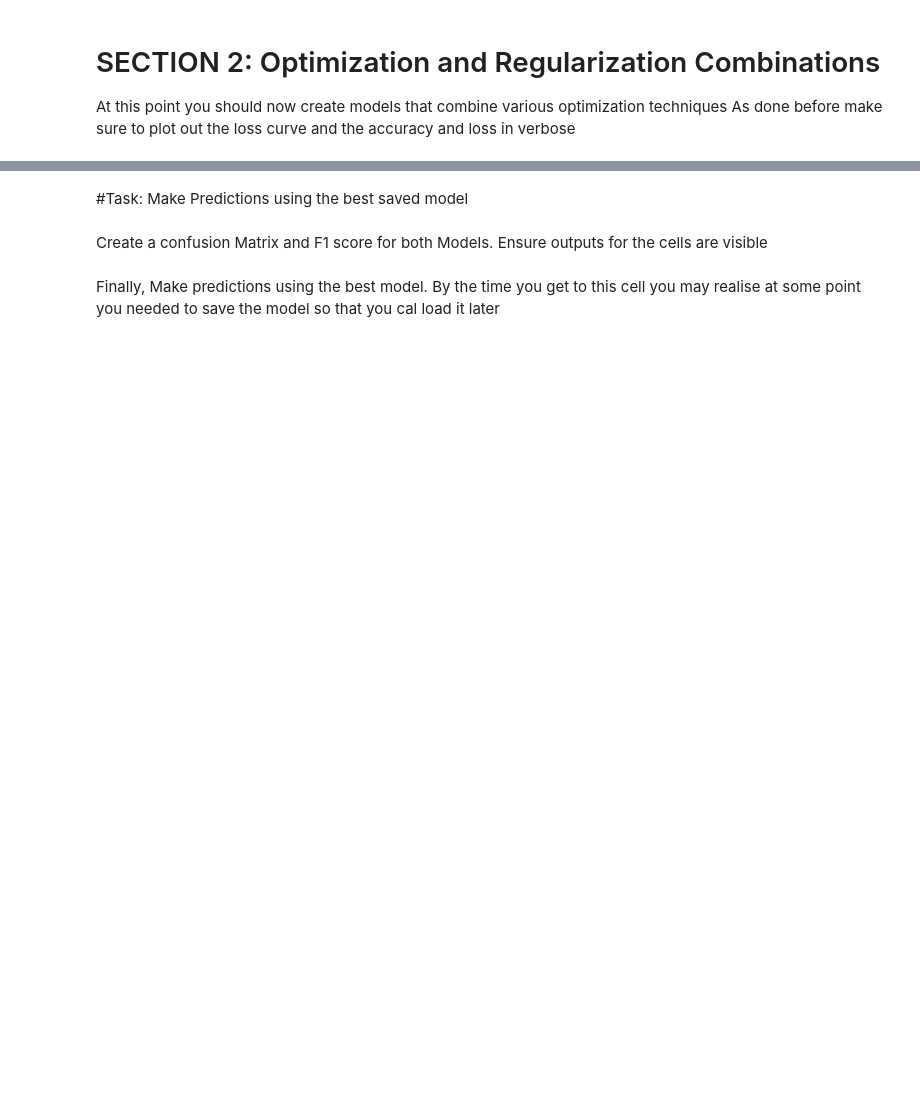
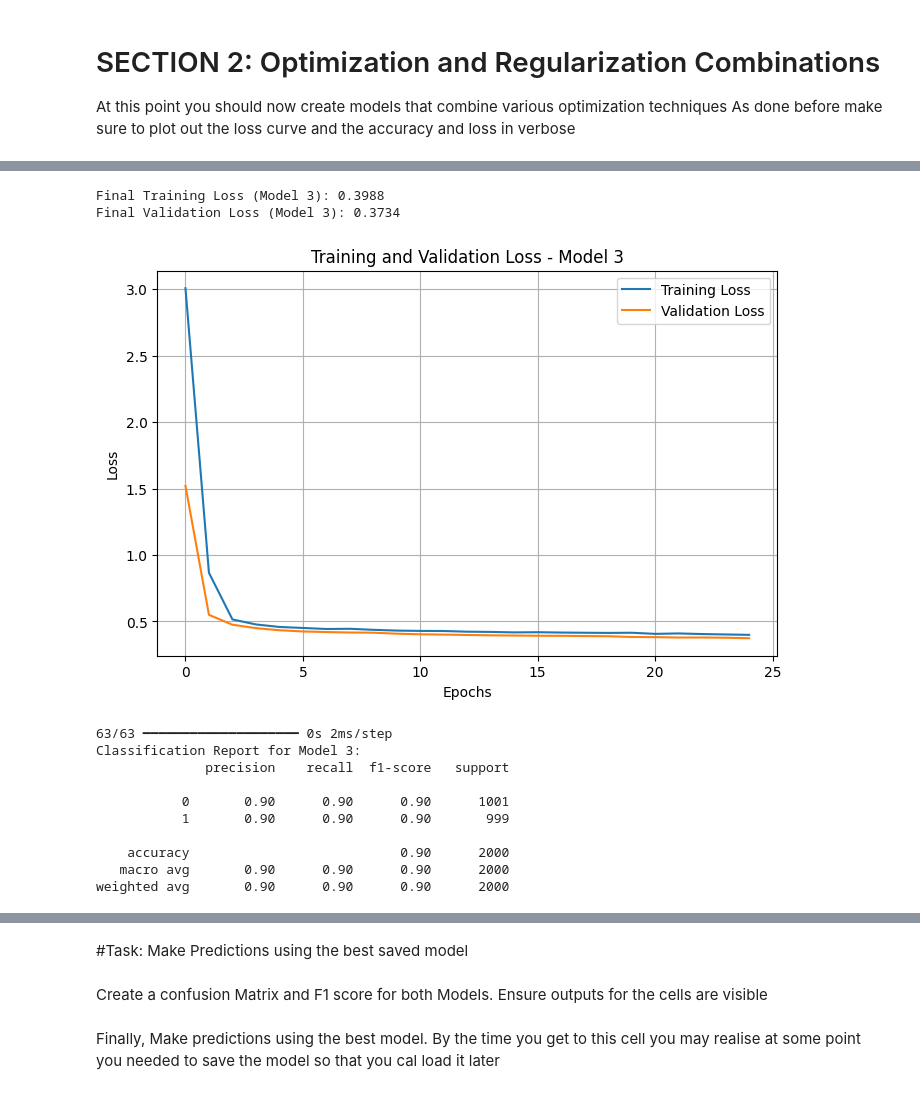
Before and after one commit to jkeza1/Maternal_Health_Summative, a Jupyter notebook: Summative_Intro_to_ml_Keza_Joan_assignment.ipynb, the cells around one changed output, grey strips where cells are left out. Cells and saved outputs as stored; diff of their text form; code cells hidden in the pictures; blank space fills up the shorter version.

```diff
--- a/Summative_Intro_to_ml_Keza_Joan_assignment.ipynb
+++ b/Summative_Intro_to_ml_Keza_Joan_assignment.ipynb
@@ -687,0 +661,17 @@ Training Instance 3 (RMSprop + L1)
+# %%
+# ✅ Instance 3
+model3, history3, config3 = define_model(input_shape=(X_train_scaled.shape[1],),
+    optimizer_name='rmsprop',
+    regularization_type='l1',   # L1 regularization
+    early_stopping=False,       # ❌ Early stopping disabled
+    dropout=0.2,
+    learning_rate=0.0008,
+    epochs=25,
+    X_train=X_train_scaled,
+    y_train=y_train,
+    X_val=X_val_scaled,
+    y_val=y_val,
+    model_name='model3_opt_l1_rmsprop'
+)
+
+model3.save('saved_models/model3_opt_l1_rmsprop.h5', include_optimizer=False)
@@ -687,0 +696,48 @@ Training Instance 3 (RMSprop + L1)
+# %%
+# Final training loss
+final_train_loss_3 = history3.history['loss'][-1]
+
+# Final validation loss
+final_val_loss_3 = history3.history['val_loss'][-1]
+
+print(f"Final Training Loss (Model 3): {final_train_loss_3:.4f}")
+print(f"Final Validation Loss (Model 3): {final_val_loss_3:.4f}")
+# %% [output]
+Final Training Loss (Model 3): 0.3988
+Final Validation Loss (Model 3): 0.3734
+# %%
+import matplotlib.pyplot as plt
+from sklearn.metrics import classification_report
+import numpy as np
+
+plt.figure(figsize=(8,5))
+plt.plot(history3.history['loss'], label='Training Loss')
+plt.plot(history3.history['val_loss'], label='Validation Loss')
+plt.title('Training and Validation Loss - Model 3')
+plt.xlabel('Epochs')
+plt.ylabel('Loss')
+plt.legend()
+plt.grid(True)
+plt.show()
+
+# Predict probabilities
+y_pred_prob = model3.predict(X_val_scaled)
+
+# Convert probabilities to class predictions (assuming binary classification with sigmoid output)
+y_pred = (y_pred_prob > 0.5).astype(int).flatten()
+
+# Print classification report
+print("Classification Report for Model 3:")
+print(classification_report(y_val, y_pred))
+# %% [output]
+[figure, added]
+63/63 ━━━━━━━━━━━━━━━━━━━━ 0s 2ms/step
+Classification Report for Model 3:
+              precision    recall  f1-score   support
+
+           0       0.90      0.90      0.90      1001
+           1       0.90      0.90      0.90       999
+
+    accuracy                           0.90      2000
+   macro avg       0.90      0.90      0.90      2000
+weighted avg       0.90      0.90      0.90      2000
```
Also changed, not shown: parts of 33 cells of this notebook.
